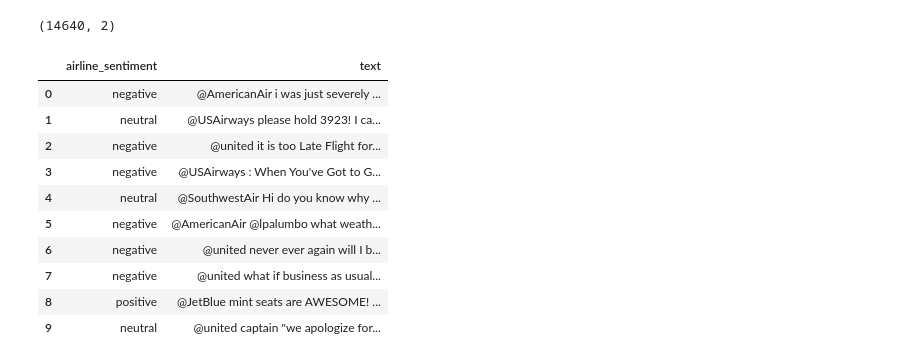
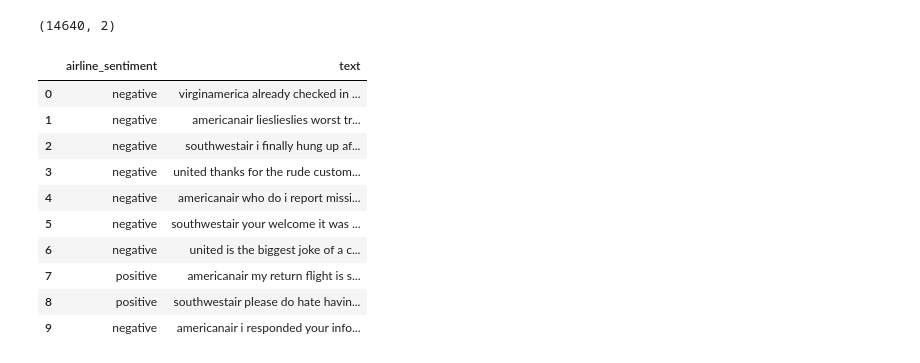
Before and after one commit to nicklamonica/stock-sentiment-analysis, a Jupyter notebook: main.ipynb, the cells around one changed output. Saved outputs shown, nothing was run; the diff lists cells and outputs as text; code cells hidden in the pictures.

```diff
--- a/main.ipynb
+++ b/main.ipynb
@@ -13,23 +13,27 @@ from tensorflow.keras.preprocessing.sequence import pad_sequences
 # %%
 # read data
 df = pd.read_csv("models/tweets.csv")
 
-# drop NaN in tweet text
+# clean data
 df = df.sample(frac=1).reset_index(drop=True)
 df = df[["airline_sentiment", "text"]]
 
+# clean tweet text
+df['text'] = df['text'].apply(lambda x: x.lower()) #transform text to lowercase
+df['text'] = df['text'].apply(lambda x: re.sub('[^a-zA-z0-9\s]', '', x))
+
 print(df.shape)
 df.head(10)
 # %% [output]
 (14640, 2)
 |  | airline_sentiment | text |
-| 0 | negative | @AmericanAir i was just severely ... |
-| 1 | neutral | @USAirways please hold 3923! I ca... |
-| 2 | negative | @united it is too Late Flight for... |
-| 3 | negative | @USAirways : When You've Got to G... |
-| 4 | neutral | @SouthwestAir Hi do you know why ... |
-| 5 | negative | @AmericanAir @lpalumbo what weath... |
-| 6 | negative | @united never ever again will I b... |
-| 7 | negative | @united what if business as usual... |
-| 8 | positive | @JetBlue mint seats are AWESOME! ... |
-| 9 | neutral | @united captain "we apologize for... |
+| 0 | negative | virginamerica already checked in ... |
+| 1 | negative | americanair lieslieslies worst tr... |
+| 2 | negative | southwestair i finally hung up af... |
+| 3 | negative | united thanks for the rude custom... |
+| 4 | negative | americanair who do i report missi... |
+| 5 | negative | southwestair your welcome it was ... |
+| 6 | negative | united is the biggest joke of a c... |
+| 7 | positive | americanair my return flight is s... |
+| 8 | positive | southwestair please do hate havin... |
+| 9 | negative | americanair i responded your info... |
```
Also changed, not shown: parts of 14 cells of this notebook, 3 other files.
